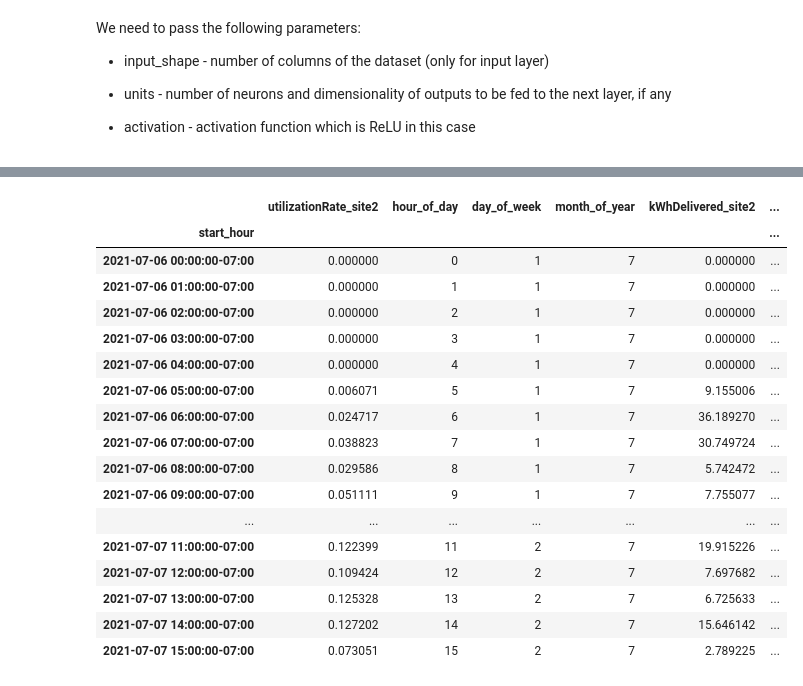
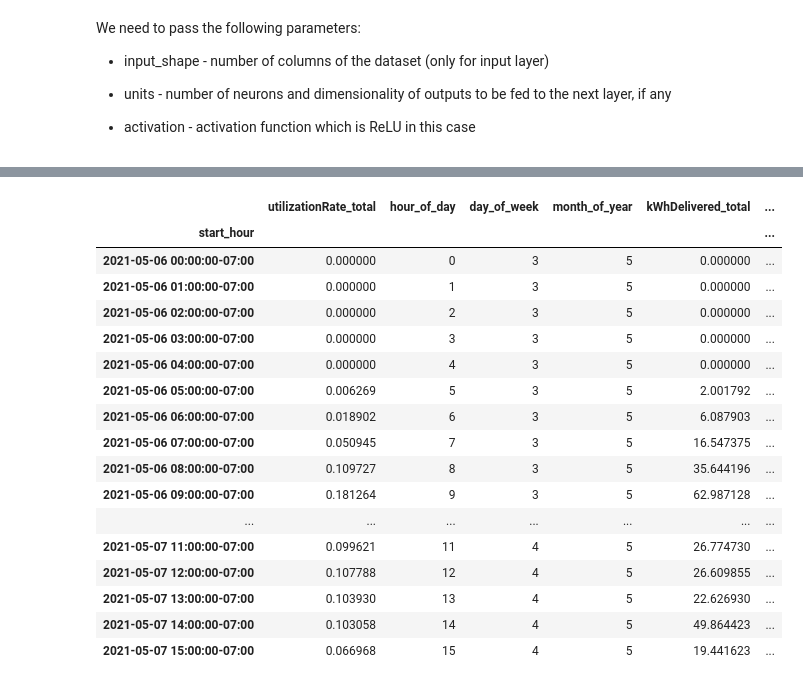
Before and after one commit to pmoll01/AA2024_Groupwork_DynamoData, a Jupyter notebook: chs-code.ipynb, the cells around one changed output, grey strips where cells are left out. Cells and saved outputs as stored; diff of their text form; code cells hidden in the pictures.

```diff
--- a/chs-code.ipynb
+++ b/chs-code.ipynb
@@ -122,3 +125,16 @@ site1_charging_data = agg_charging_data[
 site2_charging_data = agg_charging_data[
     ['utilizationRate_site2', 'hour_of_day', 'day_of_week', 'month_of_year', 'kWhDelivered_site2',
      'activeSessions_site2']]
+
+#data we want to predict that are tracked after the data hole
+last_sesonal_data = agg_charging_data.loc['2020-12-02':'2021-09-15']
+
+gesamt_last_season = last_sesonal_data[['utilizationRate_total', 'hour_of_day', 'day_of_week', 'month_of_year', 'kWhDelivered_total', 'activeSessions_total']]
+
+site1_last_season = last_sesonal_data[
+    ['utilizationRate_site1', 'hour_of_day', 'day_of_week', 'month_of_year', 'kWhDelivered_site1',
+     'activeSessions_site1']]
+
+site2_last_season = last_sesonal_data[
+    ['utilizationRate_site2', 'hour_of_day', 'day_of_week', 'month_of_year', 'kWhDelivered_site2',
+     'activeSessions_site2']]
@@ -125,3 +163,3 @@ site2_charging_data = agg_charging_data[
 # %%
-model_dataset = site2_charging_data
-y_output = 'utilizationRate_site2'
+model_dataset = gesamt_last_season
+y_output = 'utilizationRate_total'
@@ -145,3 +168,5 @@ site1_charging_data.tail(100)
+# %%
+model_dataset = model_dataset.sort_values(by='start_hour')
 # %%
 X = model_dataset.iloc[:,1:6]
 y = model_dataset[y_output]
@@ -407,5 +397,5 @@ X_test_sorted.tail(500)
 # %%
-test_set = model_dataset.loc['2021-07-06':'2021-07-22']
+test_set = model_dataset.loc['2021-05-06':'2021-08-22']
 print(test_set.head(20))
 X_test_set = test_set.iloc[:, 1:6]
 y_test_set = test_set[y_output]
@@ -431,21 +421,21 @@ start_hour
-|  | utilizationRate_site2 | hour_of_day | day_of_week | month_of_year | kWhDelivered_site2 | ... |
+|  | utilizationRate_total | hour_of_day | day_of_week | month_of_year | kWhDelivered_total | ... |
 | start_hour |  |  |  |  |  | ... |
-| 2021-07-06 00:00:00-07:00 | 0.000000 | 0 | 1 | 7 | 0.000000 | ... |
-| 2021-07-06 01:00:00-07:00 | 0.000000 | 1 | 1 | 7 | 0.000000 | ... |
-| 2021-07-06 02:00:00-07:00 | 0.000000 | 2 | 1 | 7 | 0.000000 | ... |
-| 2021-07-06 03:00:00-07:00 | 0.000000 | 3 | 1 | 7 | 0.000000 | ... |
-| 2021-07-06 04:00:00-07:00 | 0.000000 | 4 | 1 | 7 | 0.000000 | ... |
-| 2021-07-06 05:00:00-07:00 | 0.006071 | 5 | 1 | 7 | 9.155006 | ... |
-| 2021-07-06 06:00:00-07:00 | 0.024717 | 6 | 1 | 7 | 36.189270 | ... |
-| 2021-07-06 07:00:00-07:00 | 0.038823 | 7 | 1 | 7 | 30.749724 | ... |
-| 2021-07-06 08:00:00-07:00 | 0.029586 | 8 | 1 | 7 | 5.742472 | ... |
-| 2021-07-06 09:00:00-07:00 | 0.051111 | 9 | 1 | 7 | 7.755077 | ... |
+| 2021-05-06 00:00:00-07:00 | 0.000000 | 0 | 3 | 5 | 0.000000 | ... |
+| 2021-05-06 01:00:00-07:00 | 0.000000 | 1 | 3 | 5 | 0.000000 | ... |
+| 2021-05-06 02:00:00-07:00 | 0.000000 | 2 | 3 | 5 | 0.000000 | ... |
+| 2021-05-06 03:00:00-07:00 | 0.000000 | 3 | 3 | 5 | 0.000000 | ... |
+| 2021-05-06 04:00:00-07:00 | 0.000000 | 4 | 3 | 5 | 0.000000 | ... |
+| 2021-05-06 05:00:00-07:00 | 0.006269 | 5 | 3 | 5 | 2.001792 | ... |
+| 2021-05-06 06:00:00-07:00 | 0.018902 | 6 | 3 | 5 | 6.087903 | ... |
+| 2021-05-06 07:00:00-07:00 | 0.050945 | 7 | 3 | 5 | 16.547375 | ... |
+| 2021-05-06 08:00:00-07:00 | 0.109727 | 8 | 3 | 5 | 35.644196 | ... |
+| 2021-05-06 09:00:00-07:00 | 0.181264 | 9 | 3 | 5 | 62.987128 | ... |
 | ... | ... | ... | ... | ... | ... | ... |
-| 2021-07-07 11:00:00-07:00 | 0.122399 | 11 | 2 | 7 | 19.915226 | ... |
-| 2021-07-07 12:00:00-07:00 | 0.109424 | 12 | 2 | 7 | 7.697682 | ... |
-| 2021-07-07 13:00:00-07:00 | 0.125328 | 13 | 2 | 7 | 6.725633 | ... |
-| 2021-07-07 14:00:00-07:00 | 0.127202 | 14 | 2 | 7 | 15.646142 | ... |
-| 2021-07-07 15:00:00-07:00 | 0.073051 | 15 | 2 | 7 | 2.789225 | ... |
+| 2021-05-07 11:00:00-07:00 | 0.099621 | 11 | 4 | 5 | 26.774730 | ... |
+| 2021-05-07 12:00:00-07:00 | 0.107788 | 12 | 4 | 5 | 26.609855 | ... |
+| 2021-05-07 13:00:00-07:00 | 0.103930 | 13 | 4 | 5 | 22.626930 | ... |
+| 2021-05-07 14:00:00-07:00 | 0.103058 | 14 | 4 | 5 | 49.864423 | ... |
+| 2021-05-07 15:00:00-07:00 | 0.066968 | 15 | 4 | 5 | 19.441623 | ... |
 # %%
 X_test_set_scaled = scaler.transform(X_test_set)
 y_pred_scaled = model.predict(X_test_set_scaled)
```
Also changed, not shown: parts of 26 cells of this notebook.
